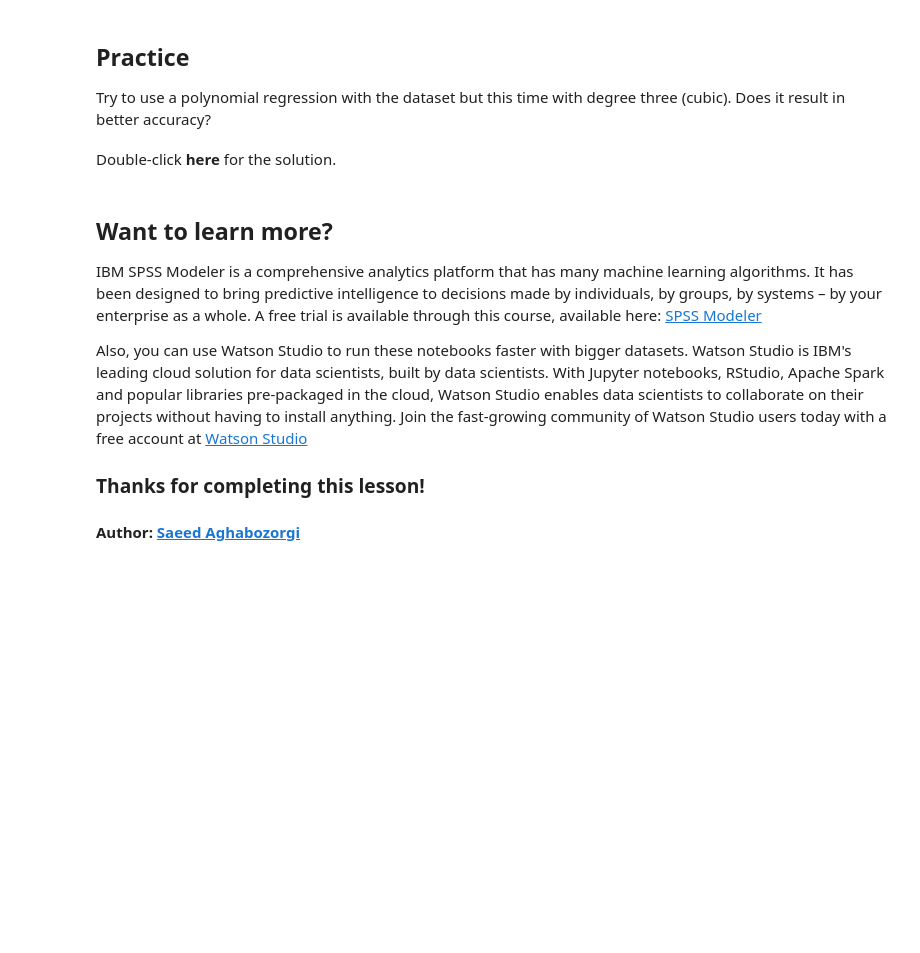
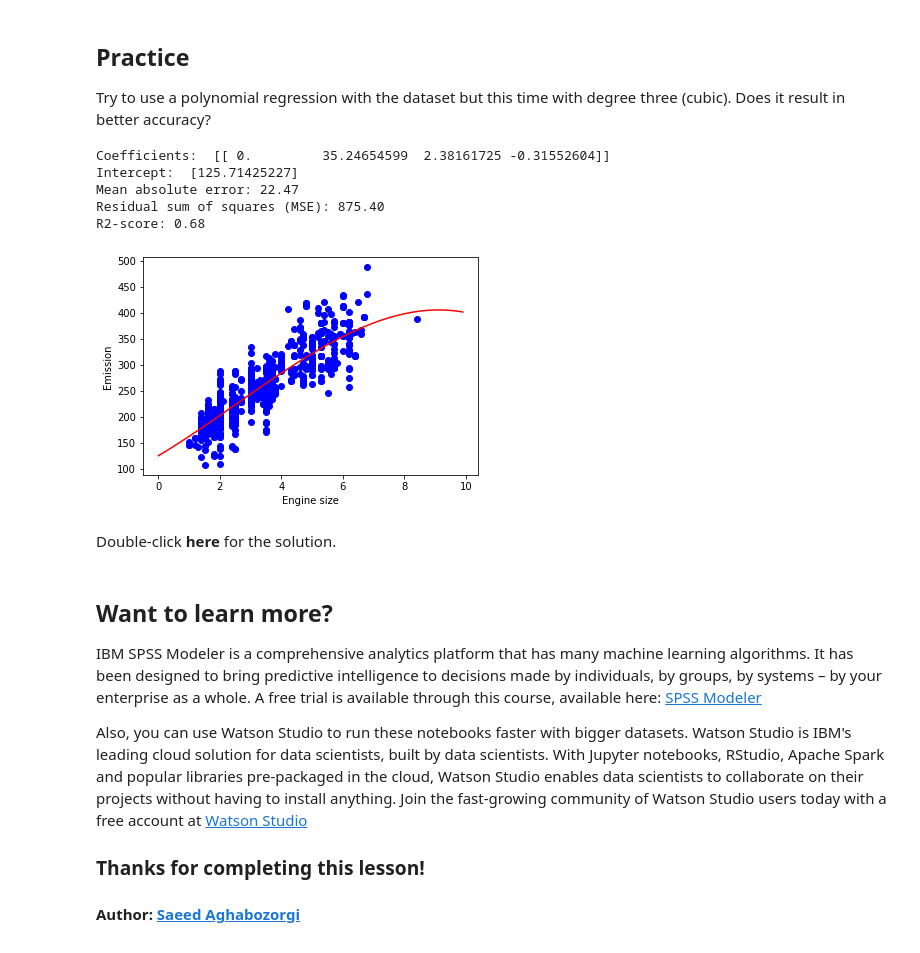
Before and after one commit to luccasklotz/Coursera-IBM-MachineLearning, a Jupyter notebook: L03 - Regression - PolynomialRegression.ipynb, the cells around one changed output. Drawn from its saved outputs; the diff is of its cells as text; code cells hidden in the pictures; blank space fills up the shorter version.

```diff
--- a/L03 - Regression - PolynomialRegression.ipynb
+++ b/L03 - Regression - PolynomialRegression.ipynb
@@ -192,3 +239,30 @@ Try to use a polynomial regression with the dataset but this time with degree th
+# %%
+# write your code here
+poly3 = PolynomialFeatures(degree=3)
+train_x_poly3 = poly3.fit_transform(train_x)
+clf3 = linear_model.LinearRegression()
+train_y3_ = clf3.fit(train_x_poly3, train_y)
+# The coefficients
+print ('Coefficients: ', clf3.coef_)
+print ('Intercept: ',clf3.intercept_)
+plt.scatter(train.ENGINESIZE, train.CO2EMISSIONS,  color='blue')
+XX = np.arange(0.0, 10.0, 0.1)
+yy = clf3.intercept_[0]+ clf3.coef_[0][1]*XX + clf3.coef_[0][2]*np.power(XX, 2) + clf3.coef_[0][3]*np.power(XX, 3)
+plt.plot(XX, yy, '-r' )
+plt.xlabel("Engine size")
+plt.ylabel("Emission")
+test_x_poly3 = poly3.fit_transform(test_x)
+test_y3_ = clf3.predict(test_x_poly3)
+print("Mean absolute error: %.2f" % np.mean(np.absolute(test_y3_ - test_y)))
+print("Residual sum of squares (MSE): %.2f" % np.mean((test_y3_ - test_y) ** 2))
+print("R2-score: %.2f" % r2_score(test_y3_ , test_y) )
+# %% [output]
+Coefficients:  [[ 0.         35.24654599  2.38161725 -0.31552604]]
+Intercept:  [125.71425227]
+Mean absolute error: 22.47
+Residual sum of squares (MSE): 875.40
+R2-score: 0.68
+[figure, added]
 # %% [markdown]
 Double-click __here__ for the solution.
 
```
Also changed, not shown: parts of 9 cells of this notebook.
